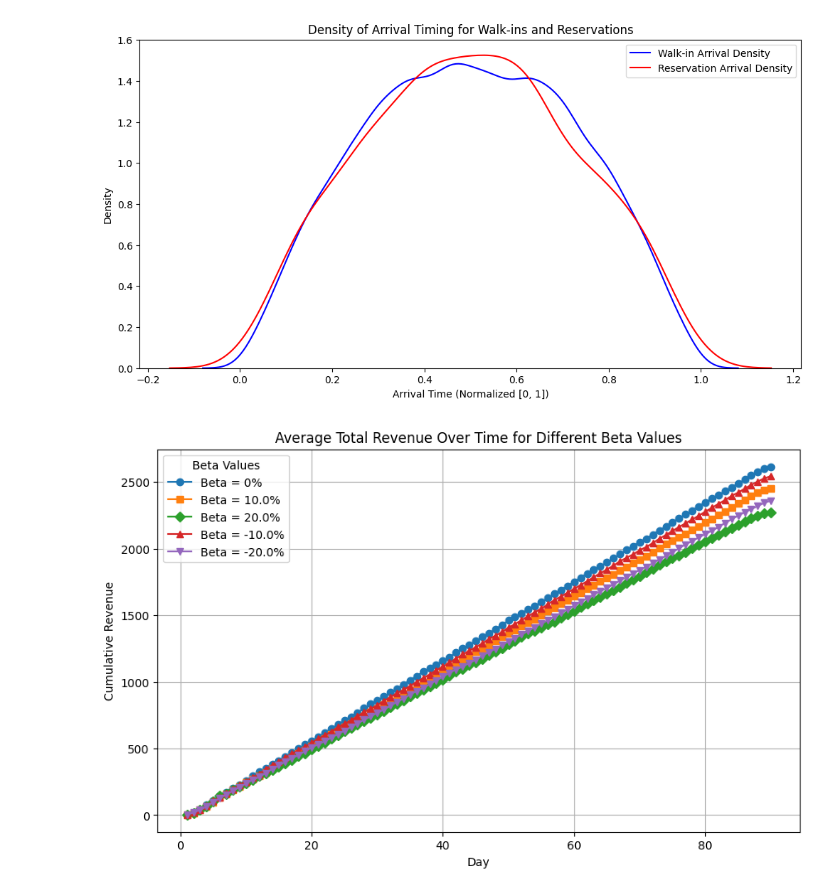
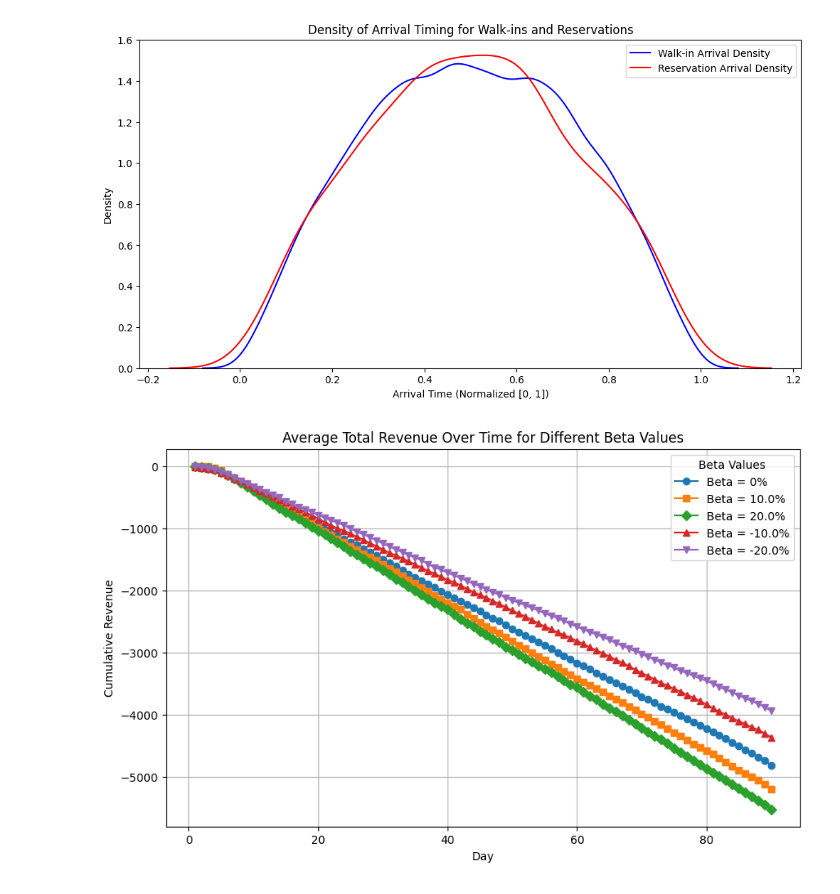
Before and after one commit to Archer222arc/overbooking, a Jupyter notebook: data_augment.ipynb, the cells around one changed output. Saved outputs shown, nothing was run; the diff lists cells and outputs as text; code cells hidden in the pictures.

```diff
--- a/data_augment.ipynb
+++ b/data_augment.ipynb
@@ -410,6 +410,7 @@ simulation_days = 90  # Total days to simulate
 r = 1  # Reward per occupied room per day
 l = 2  # Penalty for rejected reservations at check-in
 num_repeats = 10  # Number of repetitions for averaging
+mean_walkins_per_day = 50
 
 # Function to generate reservation arrivals
 def generate_reservation_arrivals(num_rooms, p, p_0, q, beta=0):
@@ -524,7 +525,7 @@ def simulate_checkin_stage(reservations_df, num_rooms):
             })
 
         idle_rooms = num_rooms - rooms_state[k]['occupied']
-        num_walkins_potential = poisson.rvs(mu=5)
+        num_walkins_potential = poisson.rvs(mu=mean_walkins_per_day)
         num_walkins = min(idle_rooms, num_walkins_potential)
         for _ in range(num_walkins):
             rooms_state[k]['occupied'] += 1
@@ -551,34 +552,34 @@ def simulate_checkin_stage(reservations_df, num_rooms):
 
 # Simulate multiple repetitions and average results
 def average_revenue_over_repeats(num_repeats, beta):
     cumulative_revenues = []
 
     for _ in range(num_repeats):
         reservations_df = generate_reservation_arrivals(num_rooms, p, p_0, q, beta)
         _, revenue_df = simulate_checkin_stage(reservations_df, num_rooms)
         cumulative_revenues.append(revenue_df['Revenue'].values)
 
     # Compute the average revenue over the repetitions
     average_revenue = np.mean(cumulative_revenues, axis=0)
     return average_revenue
 
 # Markers for plotting
 markers = ['o', 's', 'D', '^', 'v']  # Different shapes for each beta
 
 # Plot all revenue results in the same figure after averaging
 plt.figure(figsize=(10, 6))
 for i, beta in enumerate(beta_values):
     average_revenue = average_revenue_over_repeats(num_repeats, beta)
     plt.plot(range(1, simulation_days + 1), average_revenue, label=f'Beta = {beta * 100}%', marker=markers[i])
 
 plt.title('Average Total Revenue Over Time for Different Beta Values')
 plt.xlabel('Day')
 plt.ylabel('Cumulative Revenue')
 plt.legend(title='Beta Values')
 plt.grid(True)
 plt.show()
 # %% [output]
-[figure, old version]
+[figure, new version]
 # %%
 import numpy as np
 import pandas as pd
```
Also changed, not shown: parts of 2 cells of this notebook, 26 other files.
